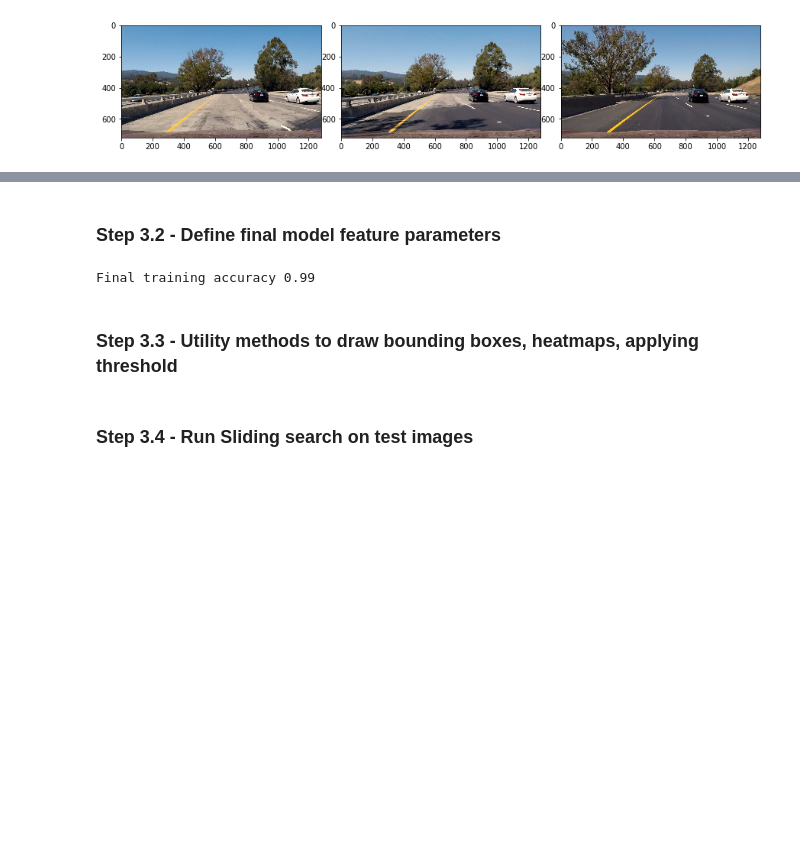
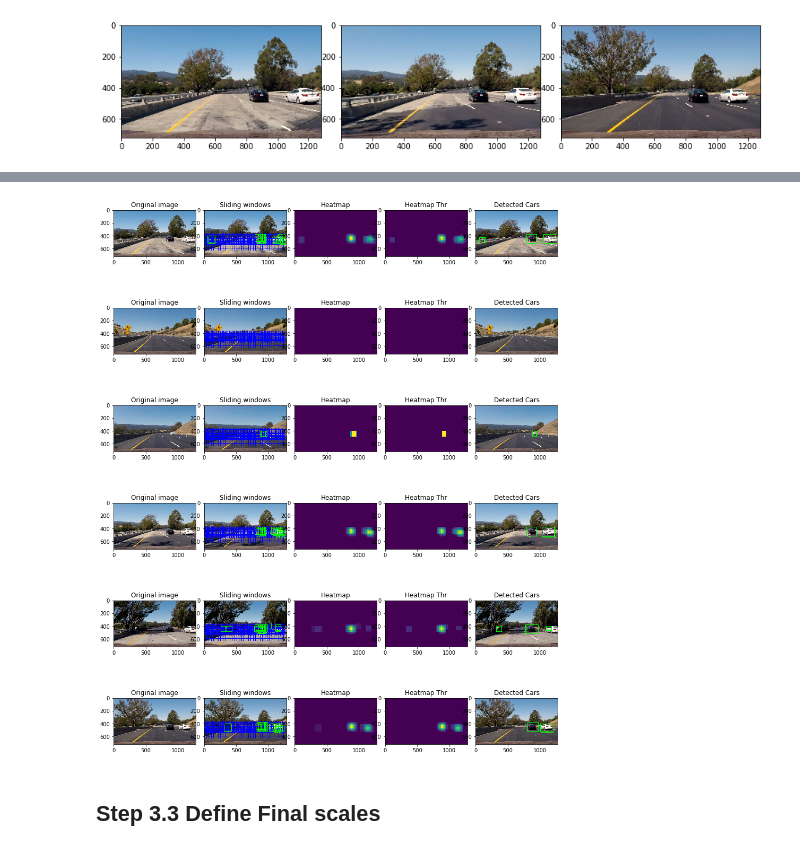
Before and after one commit to gvspraveen/CarND-Vehicle-Detection, a Jupyter notebook: solution.ipynb, the cells around one changed output, grey strips where cells are left out. Drawn from its saved outputs; the diff is of its cells as text; code cells hidden in the pictures; blank space fills up the shorter version.

```diff
--- a/solution.ipynb
+++ b/solution.ipynb
@@ -425,32 +547,13 @@ axs[2].imshow(test_images[5])
+# %%
+# Run combination of all them
+run_sliding_window_test([(360, 560, 1.35), (380, 600, 1.75), (450, 680, 2.25)], 1)
+# run_sliding_window_test([(360, 550, 1.25),
+#                          (360, 550, 1.5),
+#                          (380, 610, 1.5),
+#                          (380, 610, 1.75),
+#                          (430, 680, 1.75),
+#                          (430, 680, 2)])
+# %% [output]
+[figure, added]
 # %% [markdown]
-### Step 3.2 - Define final model feature parameters
+## Step 3.3 Define Final scales
-# %%
-# Based on experiments above I chose config 5
-final_cspace='YUV'
-final_spatial_size=(32, 32)
-final_spatial_transform= True
-final_hist_transform= True
-final_hist_bins= 32
-final_hog_transform= True
-final_orient= 9
-final_pix_per_cell= 8
-final_cell_per_block= 2
-final_hog_channel= 'ALL'
-
-final_svc, final_svc_accuracy, _, X_scaler = training_pipeline(vehicle_images, non_vehicle_images,
-                     cspace=final_cspace,
-                     spatial_size=final_spatial_size,
-                     spatial_transform=final_spatial_transform,
-                     hist_transform=final_hist_transform,
-                     hist_bins=final_hist_bins,
-                     hog_transform=final_hog_transform,
-                     pix_per_cell=final_pix_per_cell,
-                     cell_per_block=final_cell_per_block,
-                     orient=final_orient,
-                     hog_channel=final_hog_channel)
-
-print("Final training accuracy {}".format(final_svc_accuracy))
-# %% [output]
-Final training accuracy 0.99
-# %% [markdown]
-### Step 3.3 - Utility methods to draw bounding boxes, heatmaps, applying threshold
@@ -484,2 +559,0 @@ def apply_threshold(heatmap, threshold):
-# %% [markdown]
-### Step 3.4 - Run Sliding search on test images
```
Also changed, not shown: parts of 33 cells of this notebook, 3 other files.
